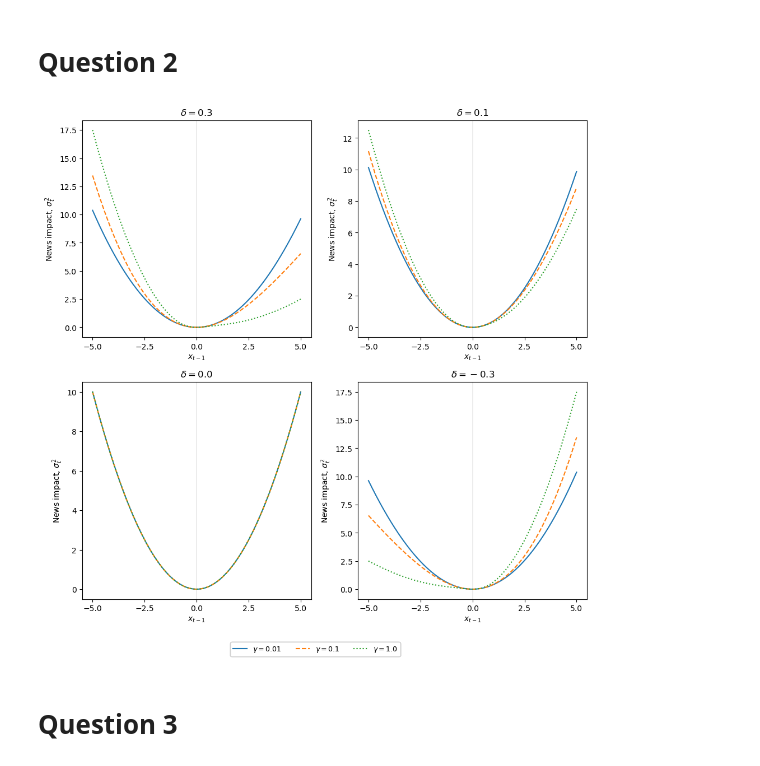
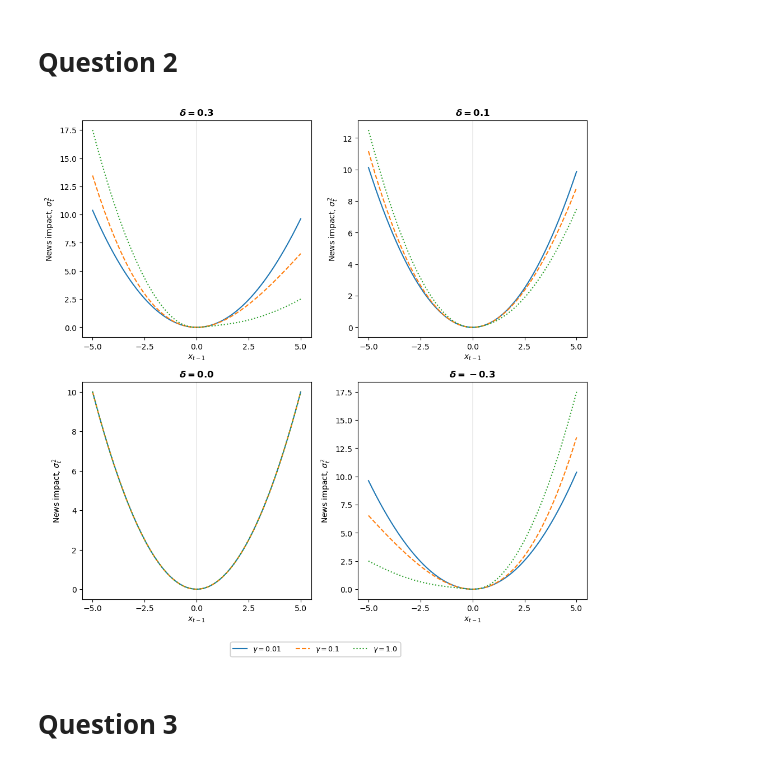
Before and after one commit to avril-rdgz/E_EORM_AECTR, a Jupyter notebook: GA1code_2872991_2894452_2903029_2892824_Python.ipynb, the cells around one changed output. Cells and saved outputs as stored; diff of their text form; code cells hidden in the pictures.

```diff
--- a/GA1code_2872991_2894452_2903029_2892824_language.ipynb
+++ b/GA1code_2872991_2894452_2903029_2892824_Python.ipynb
@@ -45,35 +45,35 @@ lines = ['-', '--', ':']
 # News Impact Curve definition followed by the given parameter setting as default
 def nic(x, delta, gamma, mu = 0, lam = 0, sig2_init = 1, omega = 0, beta = 0):
     NIC = omega + (alpha + delta * np.tanh(-gamma * x)) * ((x-mu-lam*sig2_init)**2/(sig2_init)) + beta * sig2_init
     return NIC
 
 # Ploting
 fig, axes = plt.subplots(2, 2, figsize=(10, 10))
 axes = axes.ravel()
 
 for ax, d in zip(axes, delta):
     for g, style in zip(gamma, lines):
         news_impact = nic(x, d, g)
         ax.plot(x, news_impact, linestyle=style, label=fr"$\gamma={g}$")
     ax.axvline(0, lw=0.3, alpha=0.7, color='grey')
     ax.set_xticks(np.linspace(-5, 5, 5))
-    ax.set_title(fr"$\delta={d}$", fontweight="bold")
+    ax.set_title(fr"$\boldsymbol{{\delta={d}}}$")
     ax.set_xlabel(r"$x_{t-1}$")
     ax.set_ylabel("News impact, $\sigma^2_{t}$")
     handles, labels = ax.get_legend_handles_labels()
 
     # Place legend at the bottom center
     fig.legend(handles, labels, loc="lower center",
            bbox_to_anchor=(0.5, 0.0), ncol=len(gamma), frameon=True, fontsize=9)
 
 fig.tight_layout(rect=[0, 0.05, 1, 1])
 
 # fig.suptitle(r"News impact curves for the GARCH-M-L model $(\mu=0$, $\lambda=0$, $\alpha=0.4$, $\sigma^2_{t-1}=1)$", fontsize=14)
 plt.show()
 fig.savefig(os.path.join(OUT_DIR, "Q2_NIC_plots.png"), dpi=400, bbox_inches="tight")
 fig.savefig(os.path.join(OUT_DIR, "Q2_NIC_plots.pdf"), bbox_inches="tight")
 # %% [output]
-[figure, old version]
+[figure, new version]
 # %% [markdown]
 # Question 3
 # %%
```
Also changed, not shown: parts of 1 cell of this notebook, 2 other files.
